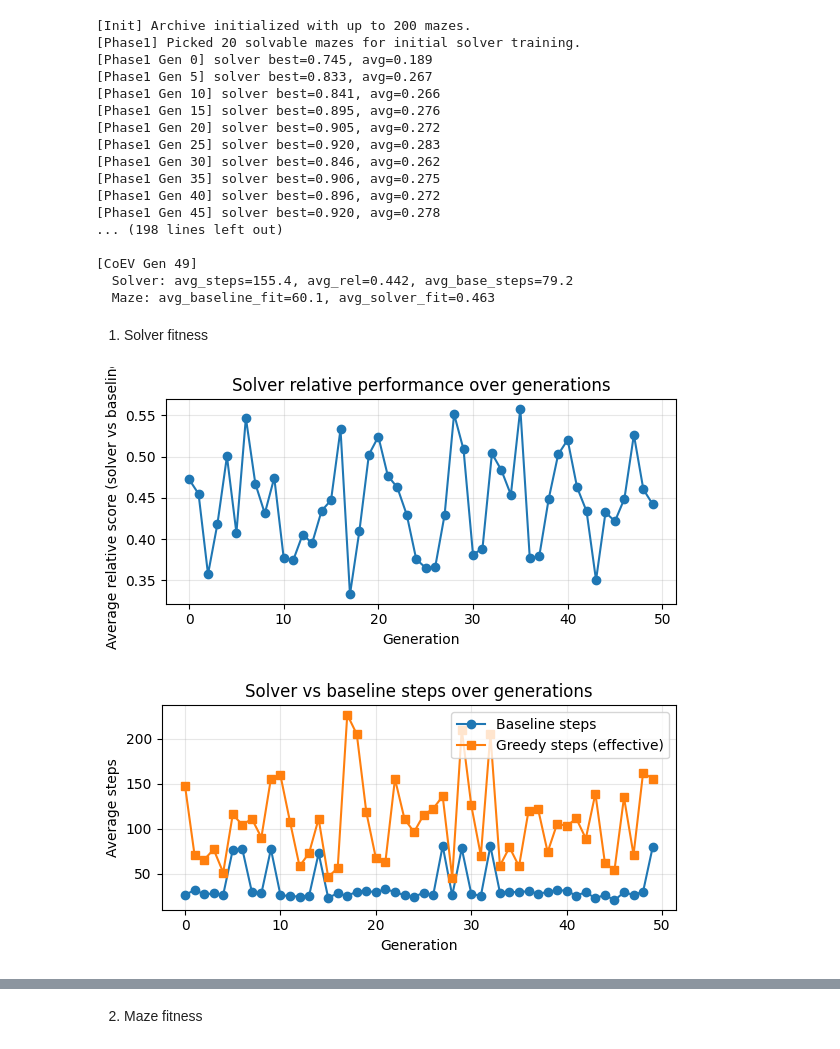
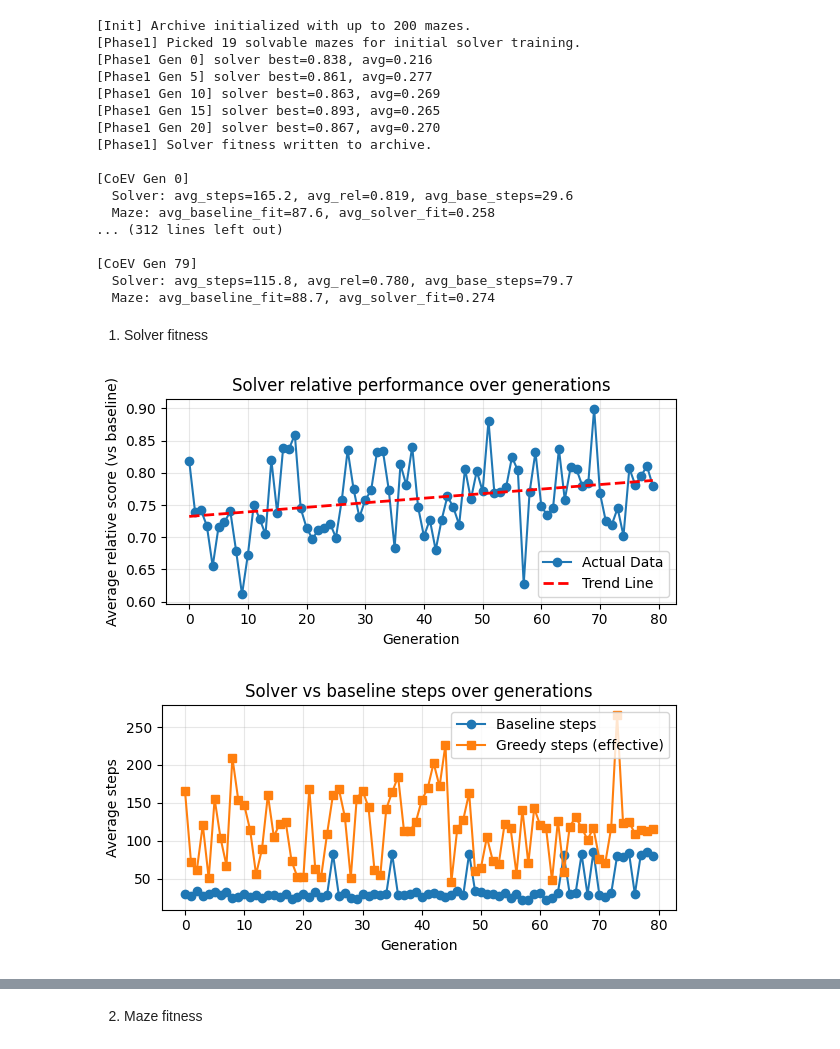
Before and after one commit to SteelspeedYYC/CAS739_TermProject, a Jupyter notebook: MainNoteBook.ipynb, the cells around one changed output, grey strips where cells are left out. Cells and saved outputs as stored; diff of their text form; code cells hidden in the pictures.

Commit message:
80 steps results

```diff
--- a/MainNoteBook.ipynb
+++ b/MainNoteBook.ipynb
@@ -1,56 +1,64 @@
 # %%
 from runner import run_coevolution_experiment
+import numpy as np
 
-solver_logs, maze_logs, final_best_theta, final_viz_envs, archive_snapshots = run_coevolution_experiment()
+solver_logs, maze_logs, final_best_theta, final_viz_envs, archive_snapshots, phase1_logs = run_coevolution_experiment()
 # %% [output]
 [Init] Archive initialized with up to 200 mazes.
-[Phase1] Picked 20 solvable mazes for initial solver training.
-[Phase1 Gen 0] solver best=0.745, avg=0.189
-[Phase1 Gen 5] solver best=0.833, avg=0.267
-[Phase1 Gen 10] solver best=0.841, avg=0.266
-[Phase1 Gen 15] solver best=0.895, avg=0.276
-[Phase1 Gen 20] solver best=0.905, avg=0.272
-[Phase1 Gen 25] solver best=0.920, avg=0.283
-[Phase1 Gen 30] solver best=0.846, avg=0.262
-[Phase1 Gen 35] solver best=0.906, avg=0.275
-[Phase1 Gen 40] solver best=0.896, avg=0.272
-[Phase1 Gen 45] solver best=0.920, avg=0.278
-... (198 lines left out)
+[Phase1] Picked 19 solvable mazes for initial solver training.
+[Phase1 Gen 0] solver best=0.838, avg=0.216
+[Phase1 Gen 5] solver best=0.861, avg=0.277
+[Phase1 Gen 10] solver best=0.863, avg=0.269
+[Phase1 Gen 15] solver best=0.893, avg=0.265
+[Phase1 Gen 20] solver best=0.867, avg=0.270
+[Phase1] Solver fitness written to archive.
 
-[CoEV Gen 49]
-  Solver: avg_steps=155.4, avg_rel=0.442, avg_base_steps=79.2
-  Maze: avg_baseline_fit=60.1, avg_solver_fit=0.463
+[CoEV Gen 0]
+  Solver: avg_steps=165.2, avg_rel=0.819, avg_base_steps=29.6
+  Maze: avg_baseline_fit=87.6, avg_solver_fit=0.258
+... (312 lines left out)
+
+[CoEV Gen 79]
+  Solver: avg_steps=115.8, avg_rel=0.780, avg_base_steps=79.7
+  Maze: avg_baseline_fit=88.7, avg_solver_fit=0.274
 # %% [markdown]
 1. Solver fitness
 # %%
 import matplotlib.pyplot as plt
 
 gens = [log["gen"] for log in solver_logs]
 avg_rel = [log["avg_rel"] for log in solver_logs]
 avg_solver_steps = [log["avg_solver_steps"] for log in solver_logs]
 avg_baseline_steps = [log["avg_baseline_steps"] for log in solver_logs]
 
 # ----- rel performance（solver vs baseline） -----
 plt.figure(figsize=(6, 3))
-plt.plot(gens, avg_rel, marker="o")
+plt.plot(gens, avg_rel, marker="o", label="Actual Data")
+if len(gens) > 1:
+    z = np.polyfit(gens, avg_rel, 1)
+    p = np.poly1d(z)
+    plt.plot(gens, p(gens), "r--", linewidth=2, label="Trend Line")
+
 plt.xlabel("Generation")
-plt.ylabel("Average relative score (solver vs baseline)")
+plt.ylabel("Average relative score (vs baseline)")
 plt.title("Solver relative performance over generations")
 plt.grid(True, alpha=0.3)
+plt.legend()
+
 plt.tight_layout()
 plt.show()
 
 # ----- steps comparasion -----
 plt.figure(figsize=(6, 3))
 plt.plot(gens, avg_baseline_steps, label="Baseline steps", marker="o")
 plt.plot(gens, avg_solver_steps, label="Greedy steps (effective)", marker="s")
 plt.xlabel("Generation")
 plt.ylabel("Average steps")
 plt.title("Solver vs baseline steps over generations")
 plt.legend()
 plt.grid(True, alpha=0.3)
 plt.tight_layout()
 plt.show()
 # %% [output]
-[figure, old version]
+[figure, new version]
-[figure, old version]
+[figure, new version]
```
Also changed, not shown: parts of 6 cells of this notebook, 1 other file.
